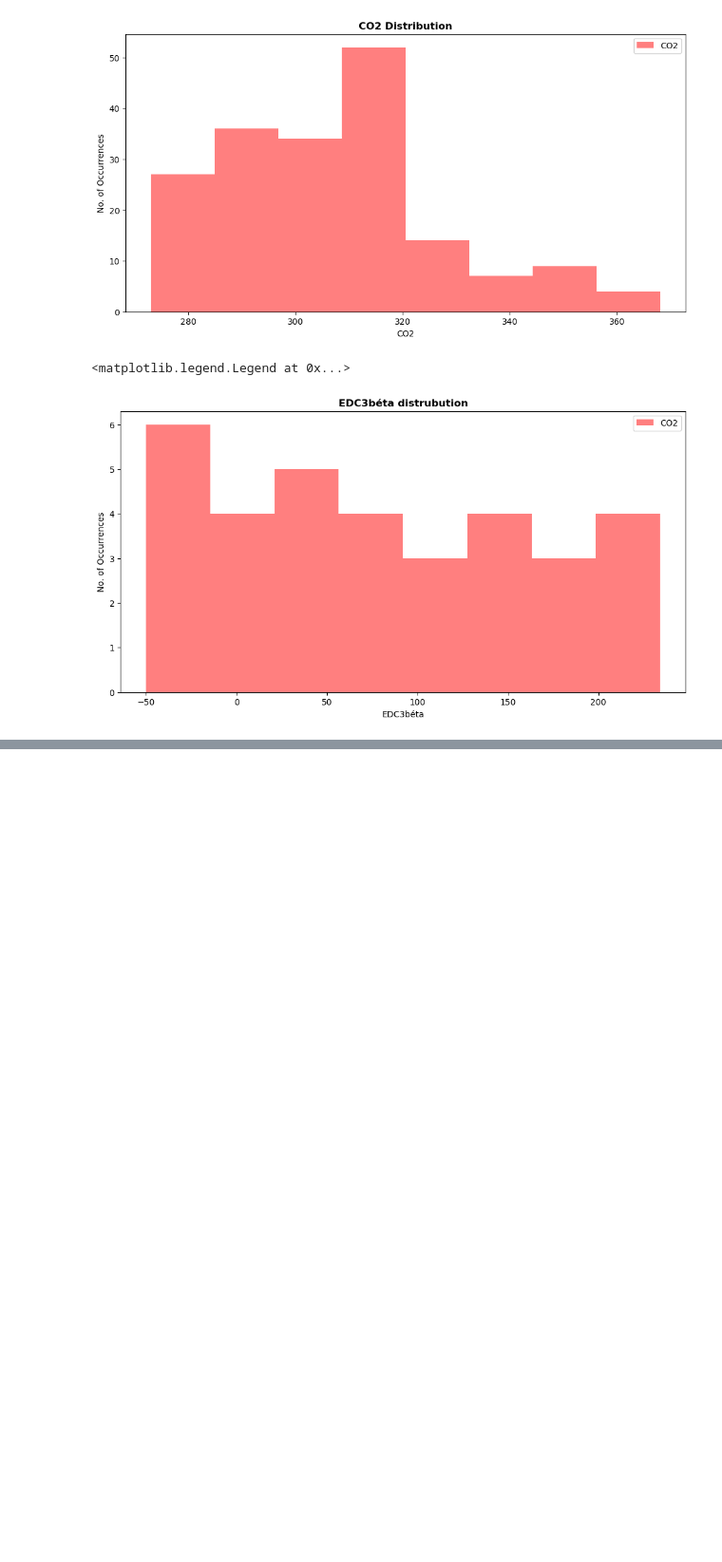
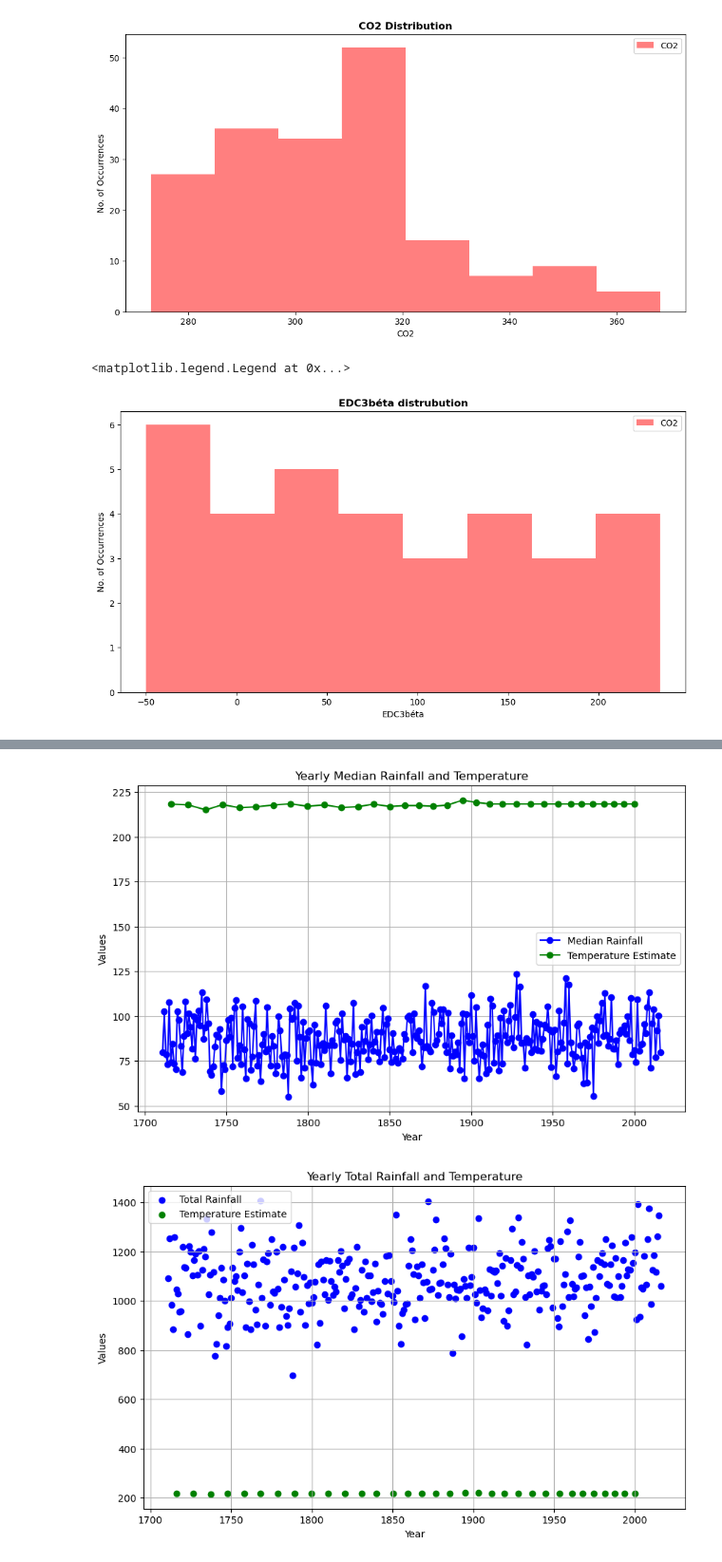
Before and after one commit to keithmmc/pda2, a Jupyter notebook: projecttest.ipynb, the cells around one changed output, grey strips where cells are left out. Shown at 95% size. Cells and saved outputs as stored; diff of their text form; code cells hidden in the pictures; blank space fills up the shorter version.

```diff
--- a/projecttest.ipynb
+++ b/projecttest.ipynb
@@ -422,0 +532,24 @@ ax.legend(loc='upper right')
+# %%
+plt.figure(figsize=(10, 6))
+plt.plot(yearrain, yearly_median_rainfall_dataset['Median rainfall'], marker='o', linestyle='-', color='blue', label='Median Rainfall')
+plt.plot(yeartemp, filtered_temp['temp'], marker='o', linestyle='-', color='green', label='Temperature Estimate')
+plt.xlabel('Year')
+plt.ylabel('Values')
+plt.title('Yearly Median Rainfall and Temperature')
+plt.legend()
+plt.grid(True)
+plt.show()
+
+
+plt.figure(figsize=(10, 6))
+plt.scatter(yearrain, yearly_rainfall_dataset['Rainfall'], color='blue', label='Total Rainfall')
+plt.scatter(yeartemp, filtered_temp['temp'], color='green', label='Temperature Estimate')
+plt.xlabel('Year')
+plt.ylabel('Values')
+plt.title('Yearly Total Rainfall and Temperature')
+plt.legend()
+plt.grid(True)
+plt.show()
+# %% [output]
+[figure, added]
+[figure, added]
```
Also changed, not shown: parts of 7 cells of this notebook.
